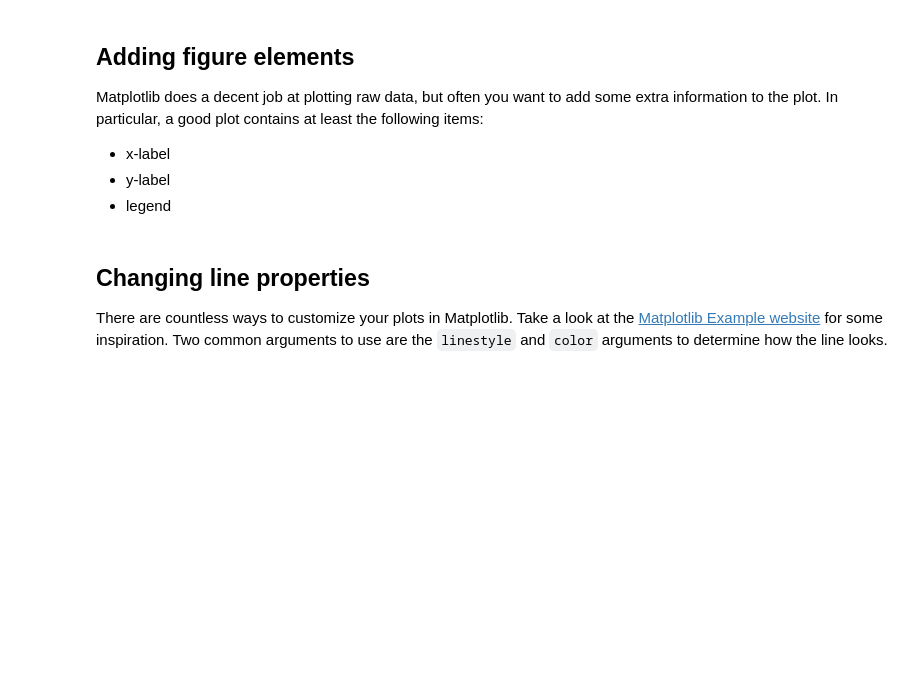
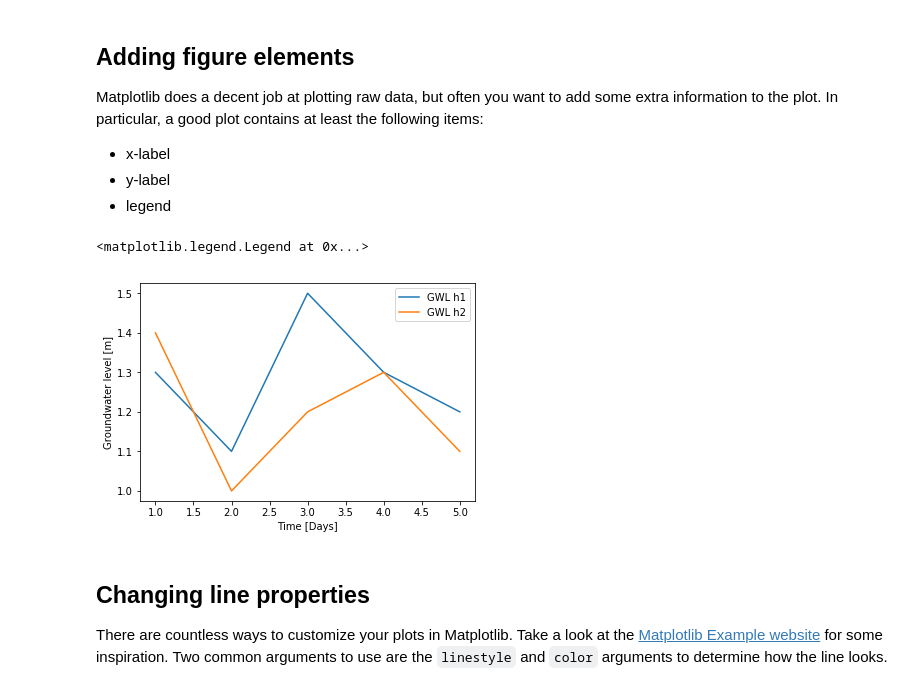
Before and after one commit to hydrogeology-graz/geopython_course, a Jupyter notebook: Lecture_1/Notebook1.ipynb, the cells around one changed output. Saved outputs shown, nothing was run; the diff lists cells and outputs as text; code cells hidden in the pictures; blank space fills up the shorter version.

```diff
--- a/Lecture_1/Notebook1.ipynb
+++ b/Lecture_1/Notebook1.ipynb
@@ -287,15 +309,18 @@ Matplotlib does a decent job at plotting raw data, but often you want to add som
 # %%
 # Let us create some data
 t = [1, 2, 3, 4, 5]  # Time
 h1 = [1.3, 1.1, 1.5, 1.3, 1.2]  # Groundwater level
 h2 = [1.4, 1.0, 1.2, 1.3, 1.1]
 
 # Make the plot
-plt.plot(t, h, label="GWL h1")  # Use the label here to define the name in the legend
+plt.plot(t, h1, label="GWL h1")  # Use the label here to define the name in the legend
 plt.plot(t, h2, label="GWL h2")
 plt.xlabel("Time [Days]")
 plt.ylabel("Groundwater level [m]")
 plt.legend()  # Add the legend
+# %% [output]
+<matplotlib.legend.Legend at 0x...>
+[figure, added]
 # %% [markdown]
 ## Changing line properties
 There are countless ways to customize your plots in Matplotlib. Take a look at the [Matplotlib Example website](https://matplotlib.org/gallery/index.html) for some inspiration. Two common arguments to use are the `linestyle` and `color` arguments to determine how the line looks.
```
Also changed, not shown: parts of 31 cells of this notebook, 1 other file.
